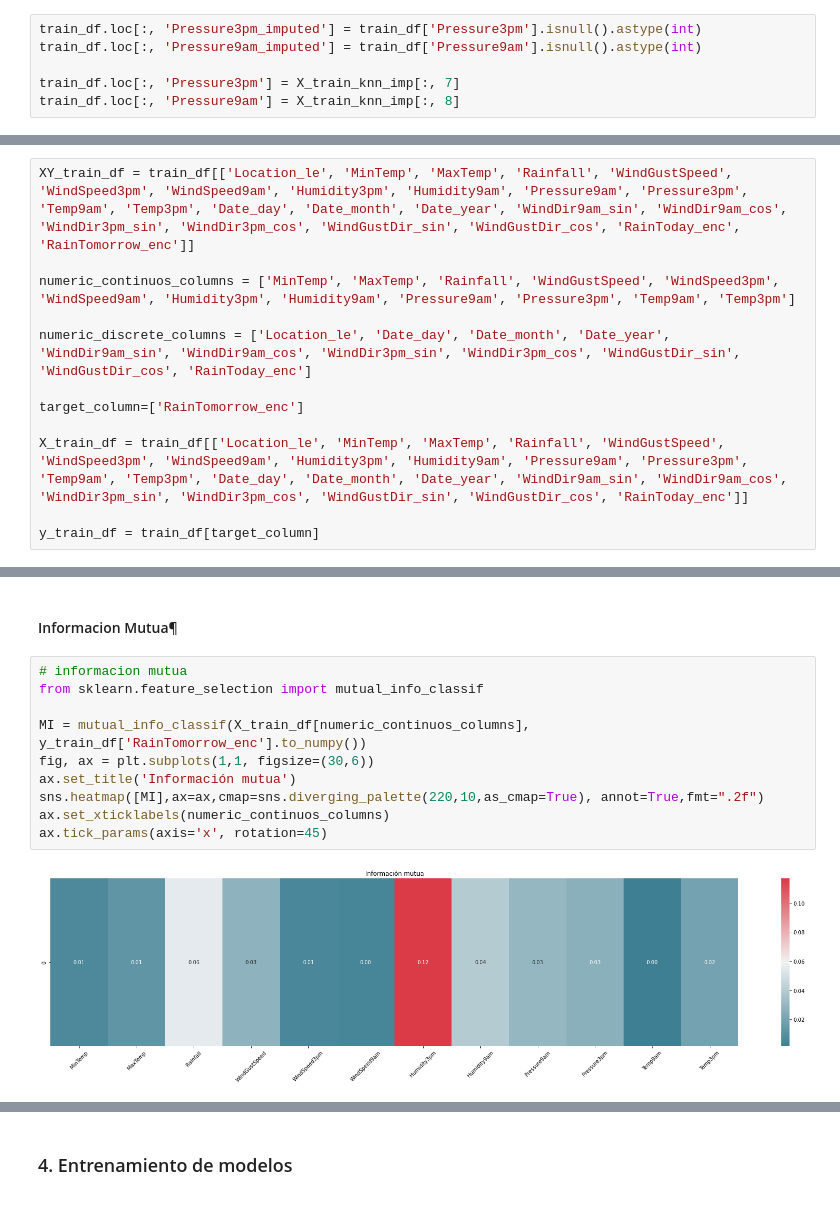
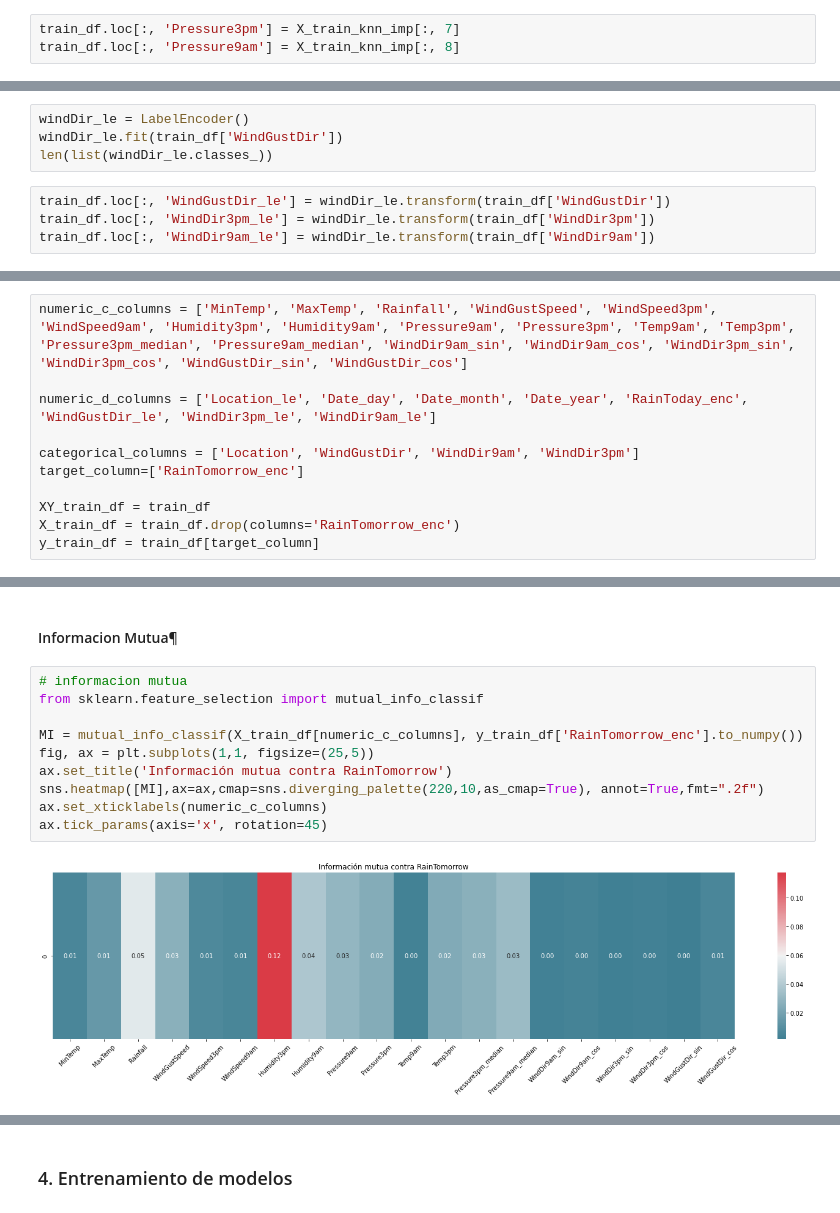
Before and after one commit to freddy120/ad_ceia, a Jupyter notebook: notebooks/tpintegrador/TP Integrador Análisis de datos.ipynb, the cells around one changed output, grey strips where cells are left out. Saved outputs shown, nothing was run; the diff lists cells and outputs as text.

Commit message:
rainfall

```diff
--- a/notebooks/tpintegrador/TP Integrador Análisis de datos.ipynb
+++ b/notebooks/tpintegrador/TP Integrador Análisis de datos.ipynb
@@ -546,6 +330,3 @@ array([[   8.5,   25.1,    0. , ..., 1019. ,   24.3,   17. ],
 # %%
-train_df.loc[:, 'Pressure3pm_imputed'] = train_df['Pressure3pm'].isnull().astype(int)
-train_df.loc[:, 'Pressure9am_imputed'] = train_df['Pressure9am'].isnull().astype(int)
-
 train_df.loc[:, 'Pressure3pm'] = X_train_knn_imp[:, 7]
 train_df.loc[:, 'Pressure9am'] = X_train_knn_imp[:, 8]
@@ -670 +372,9 @@ sns.histplot(data = train_df, x= 'WindGustDir_cos', ax=axes[2,1])
+# %%
+windDir_le = LabelEncoder()
+windDir_le.fit(train_df['WindGustDir'])
+len(list(windDir_le.classes_))
+# %%
+train_df.loc[:, 'WindGustDir_le'] = windDir_le.transform(train_df['WindGustDir'])
+train_df.loc[:, 'WindDir3pm_le'] = windDir_le.transform(train_df['WindDir3pm'])
+train_df.loc[:, 'WindDir9am_le'] = windDir_le.transform(train_df['WindDir9am'])
 # %% [markdown]
@@ -812,14 +538,13 @@ def pre_processing_1(XY_df):
 # %% [markdown]
 #### Seleccion de features
 # %%
-XY_train_df = train_df[['Location_le', 'MinTemp', 'MaxTemp', 'Rainfall', 'WindGustSpeed', 'WindSpeed3pm', 'WindSpeed9am', 'Humidity3pm', 'Humidity9am', 'Pressure9am', 'Pressure3pm', 'Temp9am', 'Temp3pm', 'Date_day', 'Date_month', 'Date_year', 'WindDir9am_sin', 'WindDir9am_cos', 'WindDir3pm_sin', 'WindDir3pm_cos', 'WindGustDir_sin', 'WindGustDir_cos', 'RainToday_enc', 'RainTomorrow_enc']]
+numeric_c_columns = ['MinTemp', 'MaxTemp', 'Rainfall', 'WindGustSpeed', 'WindSpeed3pm', 'WindSpeed9am', 'Humidity3pm', 'Humidity9am', 'Pressure9am', 'Pressure3pm', 'Temp9am', 'Temp3pm', 'Pressure3pm_median', 'Pressure9am_median', 'WindDir9am_sin', 'WindDir9am_cos', 'WindDir3pm_sin', 'WindDir3pm_cos', 'WindGustDir_sin', 'WindGustDir_cos']
 
-numeric_continuos_columns = ['MinTemp', 'MaxTemp', 'Rainfall', 'WindGustSpeed', 'WindSpeed3pm', 'WindSpeed9am', 'Humidity3pm', 'Humidity9am', 'Pressure9am', 'Pressure3pm', 'Temp9am', 'Temp3pm']
+numeric_d_columns = ['Location_le', 'Date_day', 'Date_month', 'Date_year', 'RainToday_enc', 'WindGustDir_le', 'WindDir3pm_le', 'WindDir9am_le']
 
-numeric_discrete_columns = ['Location_le', 'Date_day', 'Date_month', 'Date_year', 'WindDir9am_sin', 'WindDir9am_cos', 'WindDir3pm_sin', 'WindDir3pm_cos', 'WindGustDir_sin', 'WindGustDir_cos', 'RainToday_enc']
-
+categorical_columns = ['Location', 'WindGustDir', 'WindDir9am', 'WindDir3pm']
 target_column=['RainTomorrow_enc']
 
-X_train_df = train_df[['Location_le', 'MinTemp', 'MaxTemp', 'Rainfall', 'WindGustSpeed', 'WindSpeed3pm', 'WindSpeed9am', 'Humidity3pm', 'Humidity9am', 'Pressure9am', 'Pressure3pm', 'Temp9am', 'Temp3pm', 'Date_day', 'Date_month', 'Date_year', 'WindDir9am_sin', 'WindDir9am_cos', 'WindDir3pm_sin', 'WindDir3pm_cos', 'WindGustDir_sin', 'WindGustDir_cos', 'RainToday_enc']]
-
+XY_train_df = train_df
+X_train_df = train_df.drop(columns='RainTomorrow_enc')
 y_train_df = train_df[target_column]
@@ -875,13 +584,13 @@ sns.heatmap(data=correlation_matrix, annot=True,ax=axes)
 # %%
 # informacion mutua
 from sklearn.feature_selection import mutual_info_classif
 
-MI = mutual_info_classif(X_train_df[numeric_continuos_columns], y_train_df['RainTomorrow_enc'].to_numpy())
-fig, ax = plt.subplots(1,1, figsize=(30,6))
-ax.set_title('Información mutua')
+MI = mutual_info_classif(X_train_df[numeric_c_columns], y_train_df['RainTomorrow_enc'].to_numpy())
+fig, ax = plt.subplots(1,1, figsize=(25,5))
+ax.set_title('Información mutua contra RainTomorrow')
 sns.heatmap([MI],ax=ax,cmap=sns.diverging_palette(220,10,as_cmap=True), annot=True,fmt=".2f")
-ax.set_xticklabels(numeric_continuos_columns)
+ax.set_xticklabels(numeric_c_columns)
 ax.tick_params(axis='x', rotation=45)
 # %% [output]
-[figure, old version]
+[figure, new version]
 # %%
```
Also changed, not shown: parts of 222 cells of this notebook.
